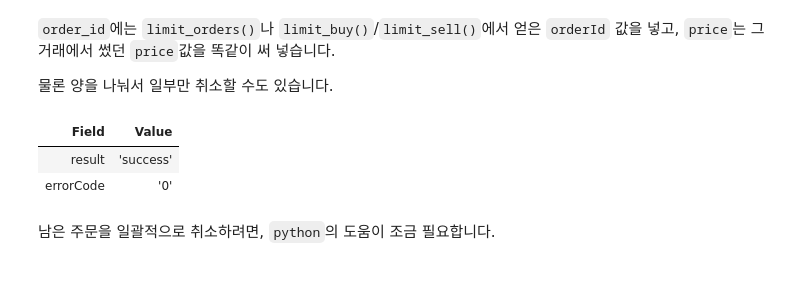
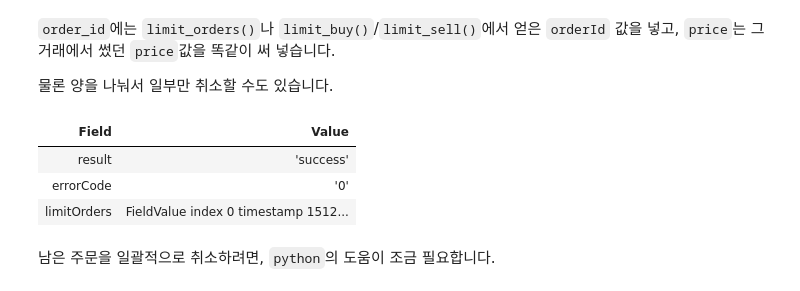
Before and after one commit to heartcored98/pycoinone, a Jupyter notebook: Examples.ipynb, the cells around one changed output. Cells and saved outputs as stored; diff of their text form; code cells hidden in the pictures.

```diff
--- a/Examples.ipynb
+++ b/Examples.ipynb
@@ -150,12 +164,14 @@ v2.order.cancel(order_id='afc341fc-915a-4051-a845-77304dcd294f', price=1000, qty
 
 물론 양을 나눠서 일부만 취소할 수도 있습니다.
 # %%
-v2.order.cancel(order_id='b5ed7df4-7a1f-4a6b-9ae8-4a831a3e1d0a', price=1000, qty=0.0005, is_ask=OrderType.Bid)
-v2.order.cancel(order_id='b5ed7df4-7a1f-4a6b-9ae8-4a831a3e1d0a', price=1000, qty=0.0003, is_ask=OrderType.Bid)
+v2.order.cancel(order_id='c2956e15-f0b8-45e8-ad14-3d90c765e414', price=1000, qty=0.0005, is_ask=OrderType.Bid)
+v2.order.cancel(order_id='c2956e15-f0b8-45e8-ad14-3d90c765e414', price=1000, qty=0.0003, is_ask=OrderType.Bid)
+v2.order.limit_orders(currency=Currency.BTC)
 # %% [output]
 | Field | Value |
 | result | 'success' |
 | errorCode | '0' |
+| limitOrders | FieldValue index 0 timestamp 1512... |
 # %% [markdown]
 남은 주문을 일괄적으로 취소하려면, `python`의 도움이 조금 필요합니다.
 # %%
```
Also changed, not shown: parts of 27 cells of this notebook.
